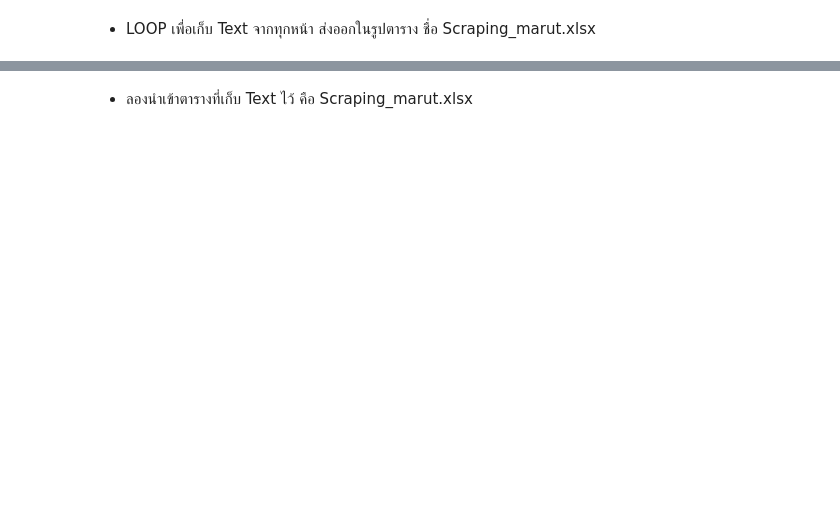
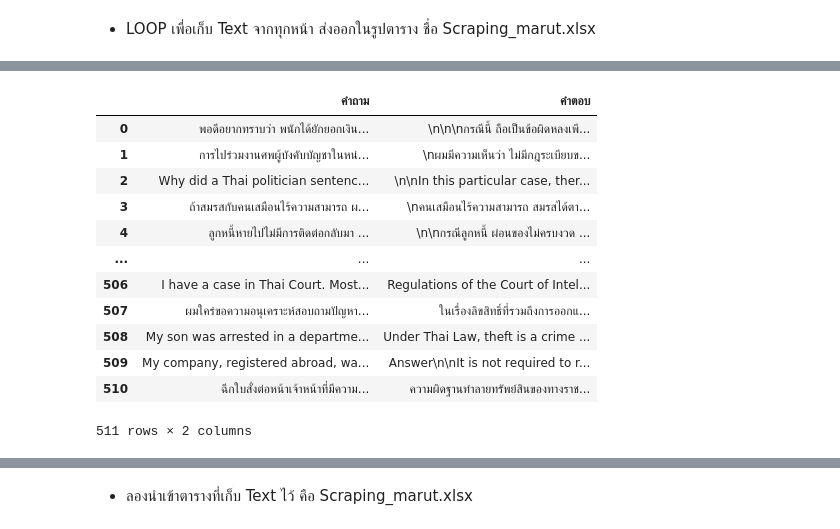
Before and after one commit to WiratchawaKannika/LegalDoc_project4, a Jupyter notebook: Scraping_URLWebMarut.ipynb, the cells around one changed output, grey strips where cells are left out. Cells and saved outputs as stored; diff of their text form; code cells hidden in the pictures; blank space fills up the shorter version.

```diff
--- a/Scraping_URLWebMarut.ipynb
+++ b/Scraping_URLWebMarut.ipynb
@@ -410,0 +505,18 @@ table_url["URL_name"][2]
+# %%
+QandA_df.reset_index(drop=True,inplace=True)
+# %%
+QandA_df
+# %% [output]
+|  | คำถาม | คำตอบ |
+| 0 | พอดีอยากทราบว่า พนักได้ยักยอกเงิน... | \n\n\nกรณีนี้ ถือเป็นข้อผิดหลงเพี... |
+| 1 | การไปร่วมงานศพผู้บังคับบัญชาในหน่... | \nผมมีความเห็นว่า ไม่มีกฎระเบียบข... |
+| 2 | Why did a Thai politician sentenc... | \n\nIn this particular case, ther... |
+| 3 | ถ้าสมรสกับคนเสมือนไร้ความสามารถ ผ... | \nคนเสมือนไร้ความสามารถ สมรสได้ตา... |
+| 4 | ลูกหนี้หายไปไม่มีการติดต่อกลับมา ... | \n\nกรณีลูกหนี้ ผ่อนของไม่ครบงวด ... |
+| ... | ... | ... |
+| 506 | I have a case in Thai Court. Most... | Regulations of the Court of Intel... |
+| 507 | ผมใคร่ขอความอนุเคราะห์สอบถามปัญหา... | ในเรื่องลิขสิทธิ์ที่รวมถึงการออกแ... |
+| 508 | My son was arrested in a departme... | Under Thai Law, theft is a crime ... |
+| 509 | My company, registered abroad, wa... | Answer\n\nIt is not required to r... |
+| 510 | ฉีกใบสั่งต่อหน้าเจ้าหน้าที่มีความ... | ความผิดฐานทำลายทรัพย์สินของทางราช... |
+511 rows × 2 columns
```
Also changed, not shown: parts of 40 cells of this notebook.
